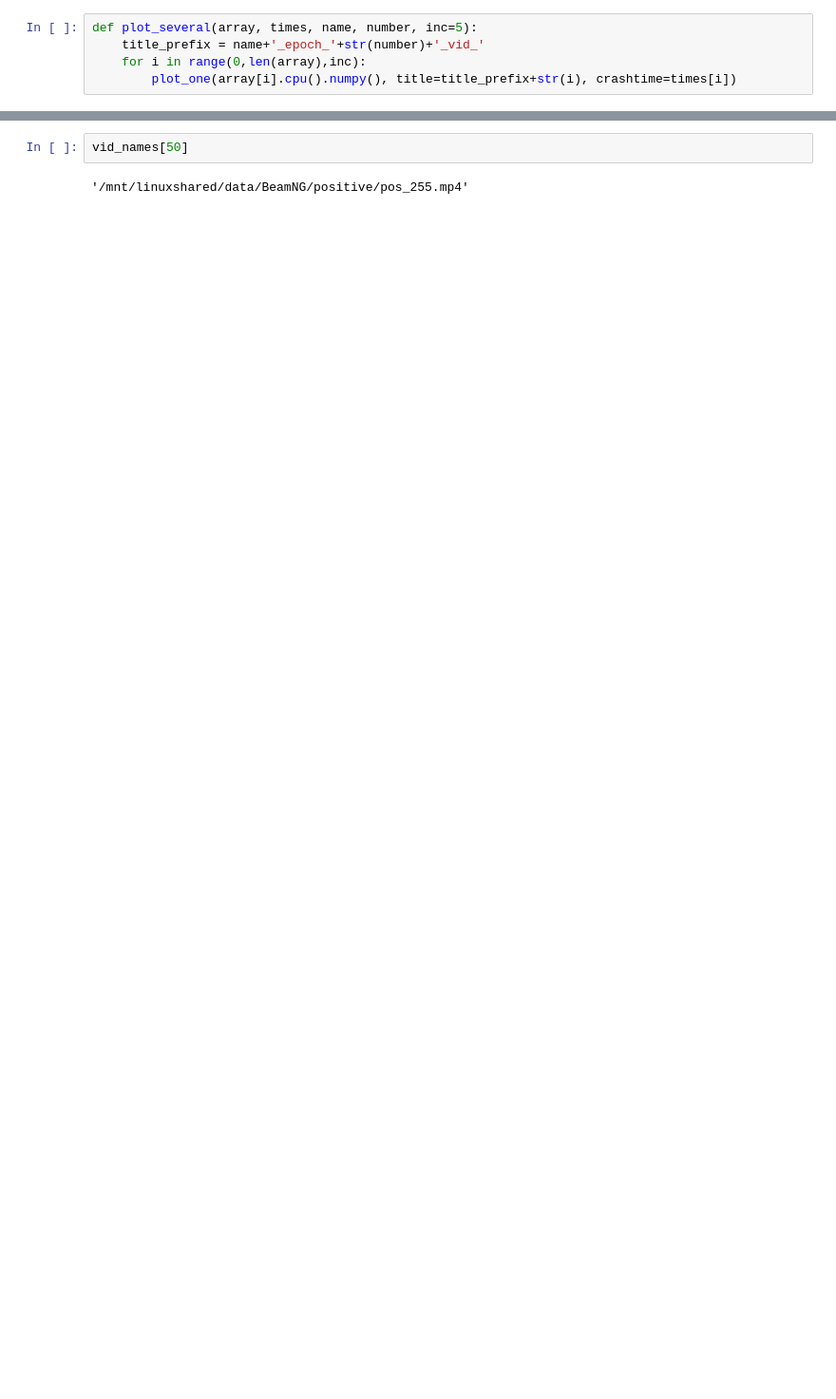
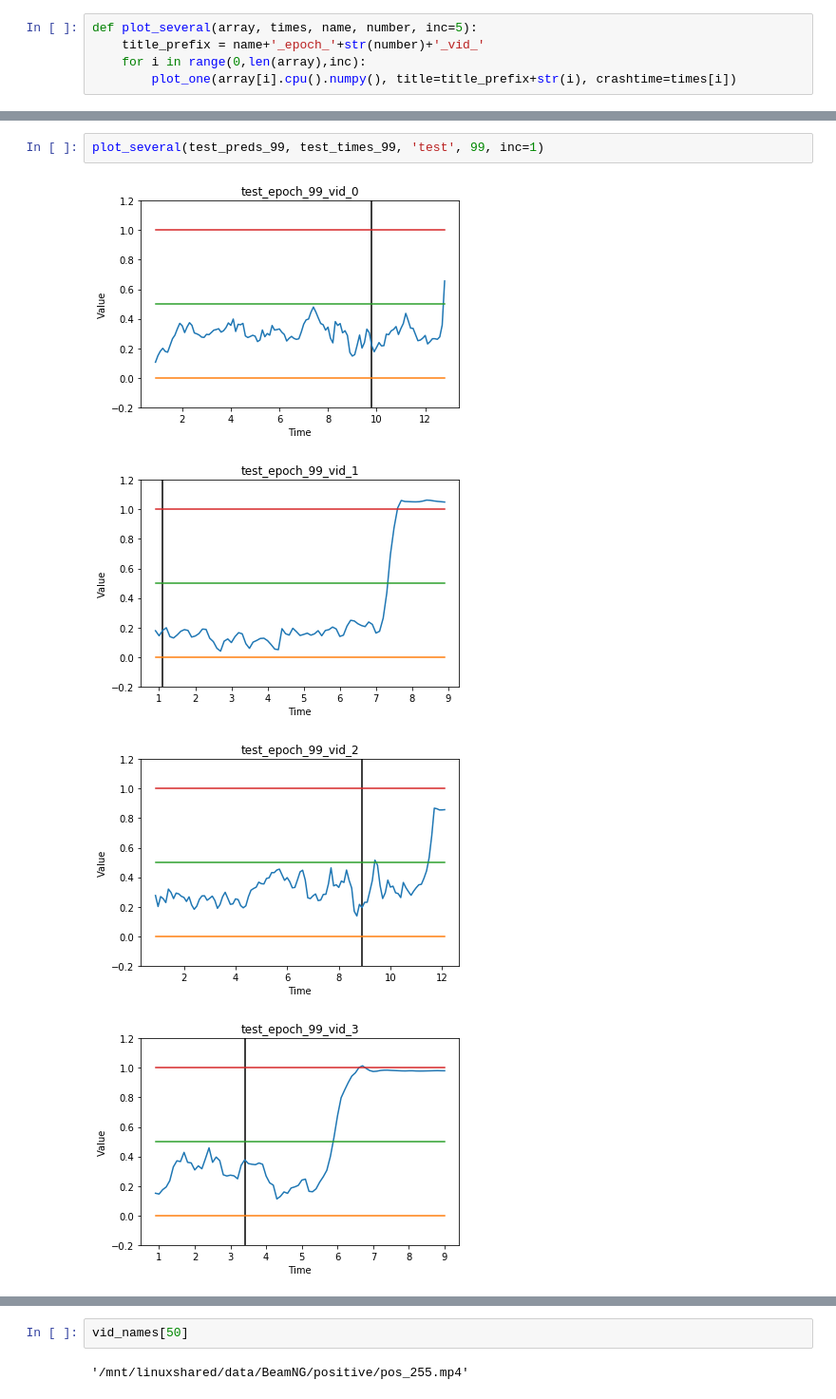
Before and after one commit to rkruser/granger-causal-frames, a Jupyter notebook: visualize.ipynb, the cells around one changed output, grey strips where cells are left out. Shown at 95% size. Drawn from its saved outputs; the diff is of its cells as text; blank space fills up the shorter version.

```diff
--- a/visualize.ipynb
+++ b/visualize.ipynb
@@ -61,0 +55,7 @@ plot_several(test_preds_61, test_times_61, 'test', 61, inc=10)
+# %%
+plot_several(test_preds_99, test_times_99, 'test', 99, inc=1)
+# %% [output]
+[figure, added]
+[figure, added]
+[figure, added]
+[figure, added]
```
Also changed, not shown: parts of 7 cells of this notebook, 1 other file.
